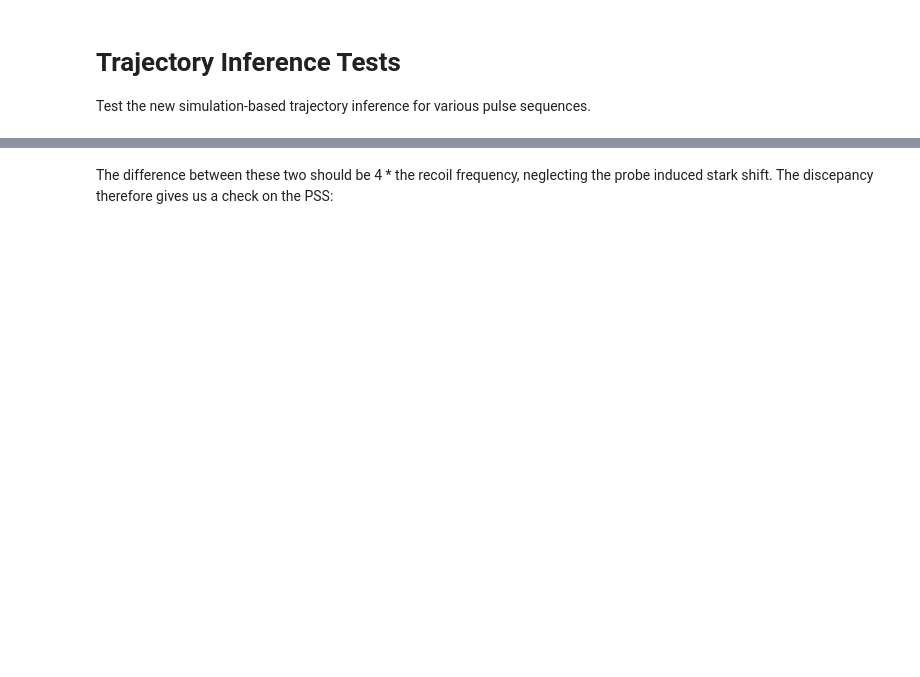
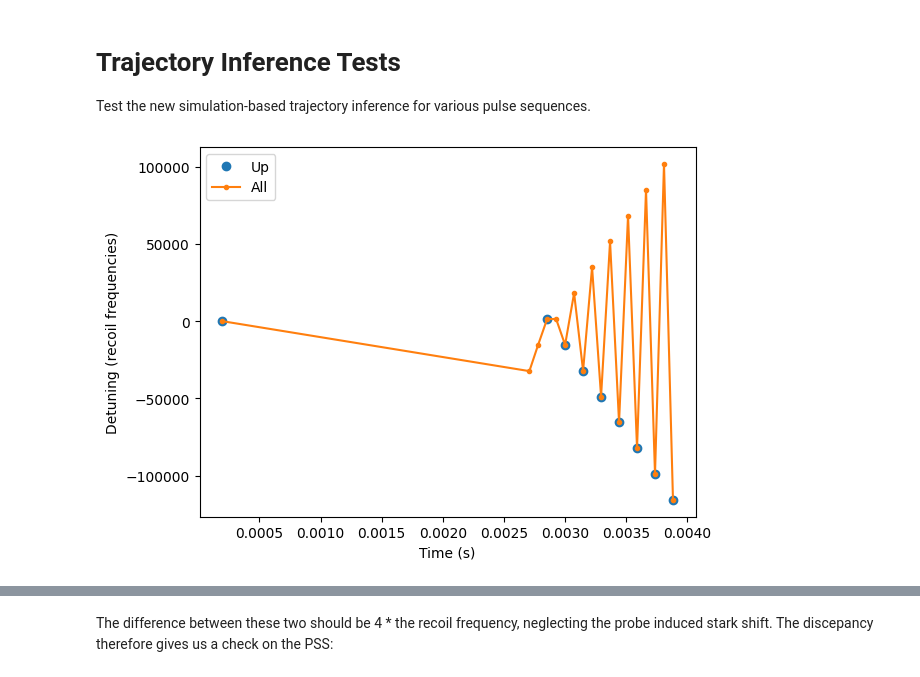
Before and after one commit to charlesbaynham/LMT_sim_scratch, a Jupyter notebook: notebooks/true_LMT_trajectory.ipynb, the cells around one changed output, grey strips where cells are left out. Cells and saved outputs as stored; diff of their text form; code cells hidden in the pictures; blank space fills up the shorter version.

```diff
--- a/notebooks/true_LMT_trajectory.ipynb
+++ b/notebooks/true_LMT_trajectory.ipynb
@@ -54,3 +55,18 @@ delivery_setpoint
+# %%
+freqs = opll_hz - switch_hz - delivery_hz
+freqs -= freqs[0]
+
+t_mid = (start_times_mu + durations_mu / 2) * 1e-9
+# %%
+
+plt.plot(t_mid[is_up], freqs[is_up], marker="o", linestyle="", label="Up")
+plt.plot(t_mid, freqs, marker=".", linestyle="-", label="All")
+
+plt.xlabel("Time (s)")
+plt.ylabel("Detuning (recoil frequencies)")
+plt.legend();
+# %% [output]
+[figure, added]
 # %%
 # Manually specify which durations are pi pulses and which are pi/2
 is_pi_pulse = lambda d: d > 50000e-9
```
Also changed, not shown: parts of 17 cells of this notebook, 3 other files.
